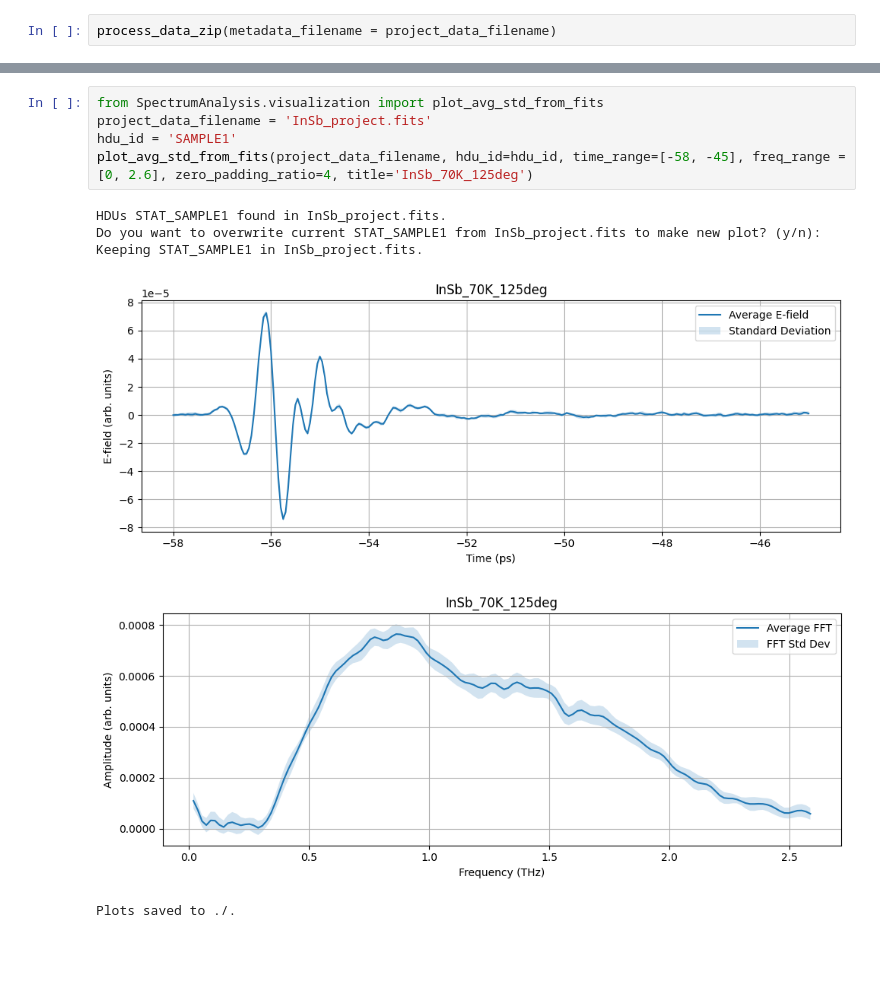
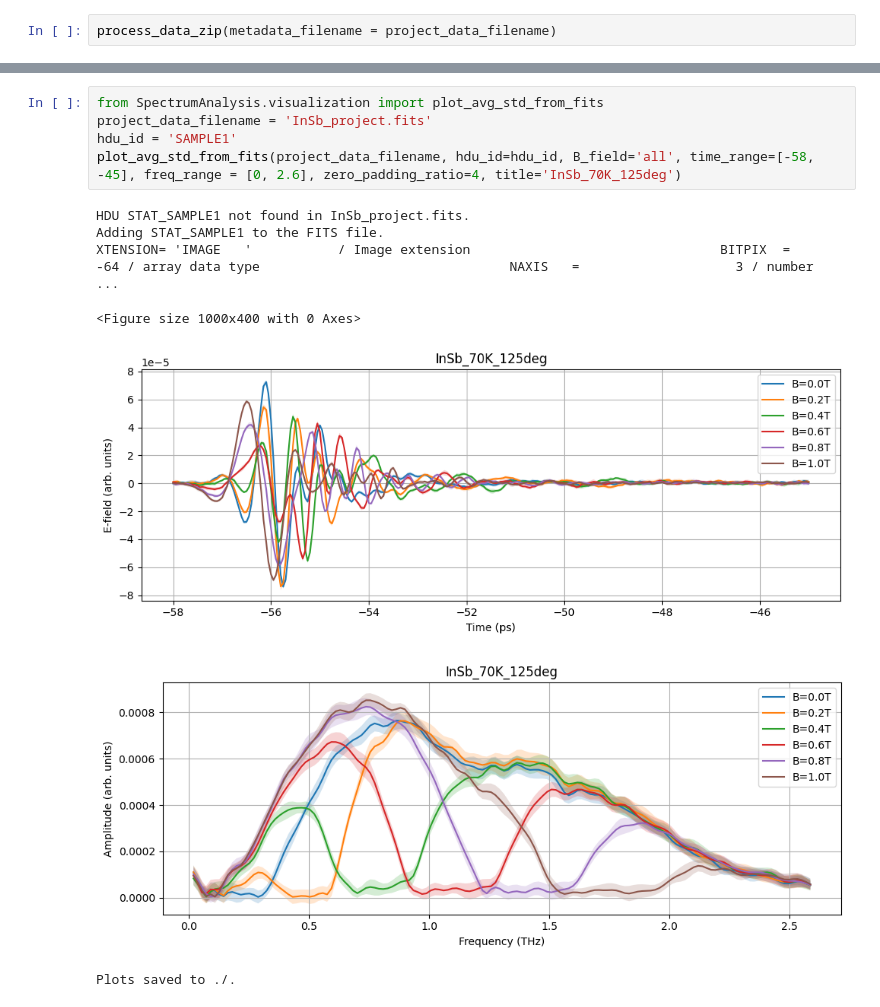
Before and after one commit to CrazyAncestor/SpectrumAnalysis, a Jupyter notebook: demo/InSb.ipynb, the cells around one changed output, grey strips where cells are left out. Drawn from its saved outputs; the diff is of its cells as text; blank space fills up the shorter version.

```diff
--- a/demo/InSb.ipynb
+++ b/demo/InSb.ipynb
@@ -54,15 +61,16 @@ Plots saved to ./.
 # %%
 from SpectrumAnalysis.visualization import plot_avg_std_from_fits
 project_data_filename = 'InSb_project.fits'
 hdu_id = 'SAMPLE1'
-plot_avg_std_from_fits(project_data_filename, hdu_id=hdu_id, time_range=[-58, -45], freq_range = [0, 2.6], zero_padding_ratio=4, title='InSb_70K_125deg')
+plot_avg_std_from_fits(project_data_filename, hdu_id=hdu_id, B_field='all', time_range=[-58, -45], freq_range = [0, 2.6], zero_padding_ratio=4, title='InSb_70K_125deg')
 # %% [output]
-HDUs STAT_SAMPLE1 found in InSb_project.fits.
-Do you want to overwrite current STAT_SAMPLE1 from InSb_project.fits to make new plot? (y/n):
-Keeping STAT_SAMPLE1 in InSb_project.fits.
+HDU STAT_SAMPLE1 not found in InSb_project.fits.
+Adding STAT_SAMPLE1 to the FITS file.
+XTENSION= 'IMAGE   '           / Image extension                                BITPIX  =                  -64 / array data type                                NAXIS   =                    3 / number  ...
+<Figure size 1000x400 with 0 Axes>
-[figure, old version]
+[figure, new version]
-[figure, old version]
+[figure, new version]
-Plots saved to ./.
+Plots saved to ./.
 # %%
 from SpectrumAnalysis.visualization import plot_avg_std_from_fits
 project_data_filename = 'InSb_project.fits'
```
Also changed, not shown: parts of 7 cells of this notebook, 5 other files.
